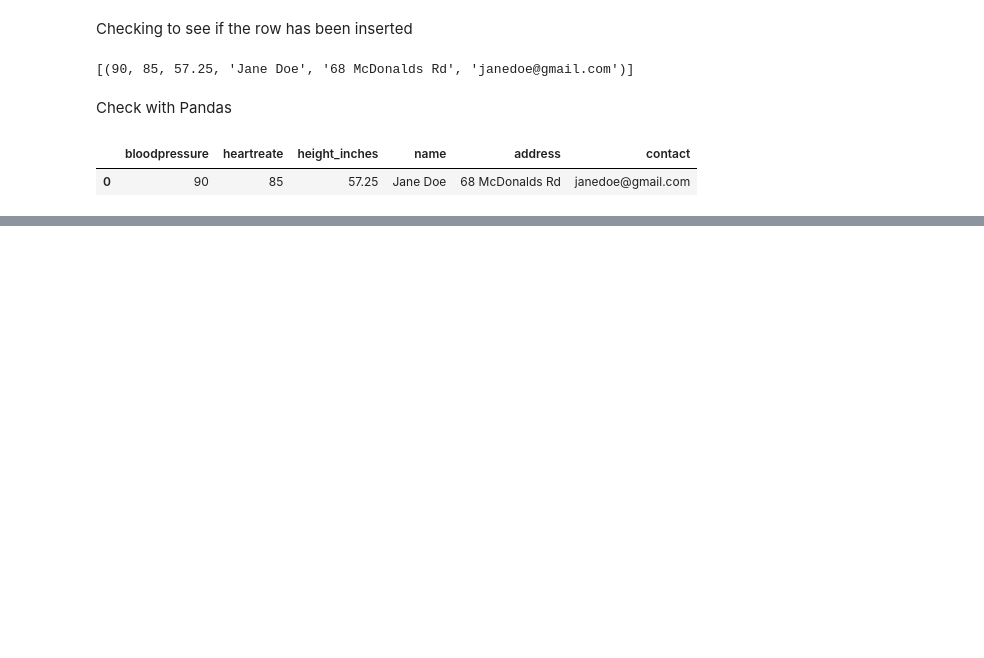
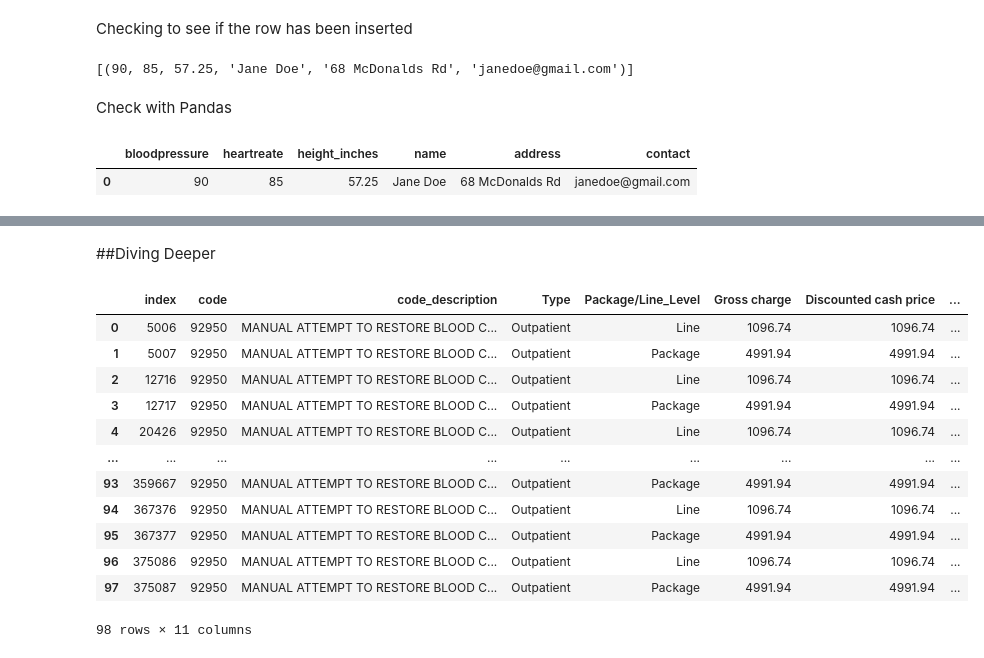
Before and after one commit to jas-tang/sqlite_database_operations, a Jupyter notebook: sqlite_database_operations.ipynb, the cells around one changed output, grey strips where cells are left out. Drawn from its saved outputs; the diff is of its cells as text; code cells hidden in the pictures; blank space fills up the shorter version.

```diff
--- a/sqlite_database_operations.ipynb
+++ b/sqlite_database_operations.ipynb
@@ -192,0 +357,26 @@ pd.read_sql_query("select * from healthinfo;", conn)
+# %% [markdown]
+##Diving Deeper
+# %%
+#Creating a new query that looks for the code 92950, which is the CPT code for a cardiac arrest
+query = '''
+  select *
+  from healthinfo
+  where code = '92950'
+'''
+
+output = pd.read_sql(query, conn)
+output
+# %% [output]
+|  | index | code | code_description | Type | Package/Line_Level | Gross charge | Discounted cash price | ... |
+| 0 | 5006 | 92950 | MANUAL ATTEMPT TO RESTORE BLOOD C... | Outpatient | Line | 1096.74 | 1096.74 | ... |
+| 1 | 5007 | 92950 | MANUAL ATTEMPT TO RESTORE BLOOD C... | Outpatient | Package | 4991.94 | 4991.94 | ... |
+| 2 | 12716 | 92950 | MANUAL ATTEMPT TO RESTORE BLOOD C... | Outpatient | Line | 1096.74 | 1096.74 | ... |
+| 3 | 12717 | 92950 | MANUAL ATTEMPT TO RESTORE BLOOD C... | Outpatient | Package | 4991.94 | 4991.94 | ... |
+| 4 | 20426 | 92950 | MANUAL ATTEMPT TO RESTORE BLOOD C... | Outpatient | Line | 1096.74 | 1096.74 | ... |
+| ... | ... | ... | ... | ... | ... | ... | ... | ... |
+| 93 | 359667 | 92950 | MANUAL ATTEMPT TO RESTORE BLOOD C... | Outpatient | Package | 4991.94 | 4991.94 | ... |
+| 94 | 367376 | 92950 | MANUAL ATTEMPT TO RESTORE BLOOD C... | Outpatient | Line | 1096.74 | 1096.74 | ... |
+| 95 | 367377 | 92950 | MANUAL ATTEMPT TO RESTORE BLOOD C... | Outpatient | Package | 4991.94 | 4991.94 | ... |
+| 96 | 375086 | 92950 | MANUAL ATTEMPT TO RESTORE BLOOD C... | Outpatient | Line | 1096.74 | 1096.74 | ... |
+| 97 | 375087 | 92950 | MANUAL ATTEMPT TO RESTORE BLOOD C... | Outpatient | Package | 4991.94 | 4991.94 | ... |
+98 rows × 11 columns
```
Also changed, not shown: parts of 19 cells of this notebook.
